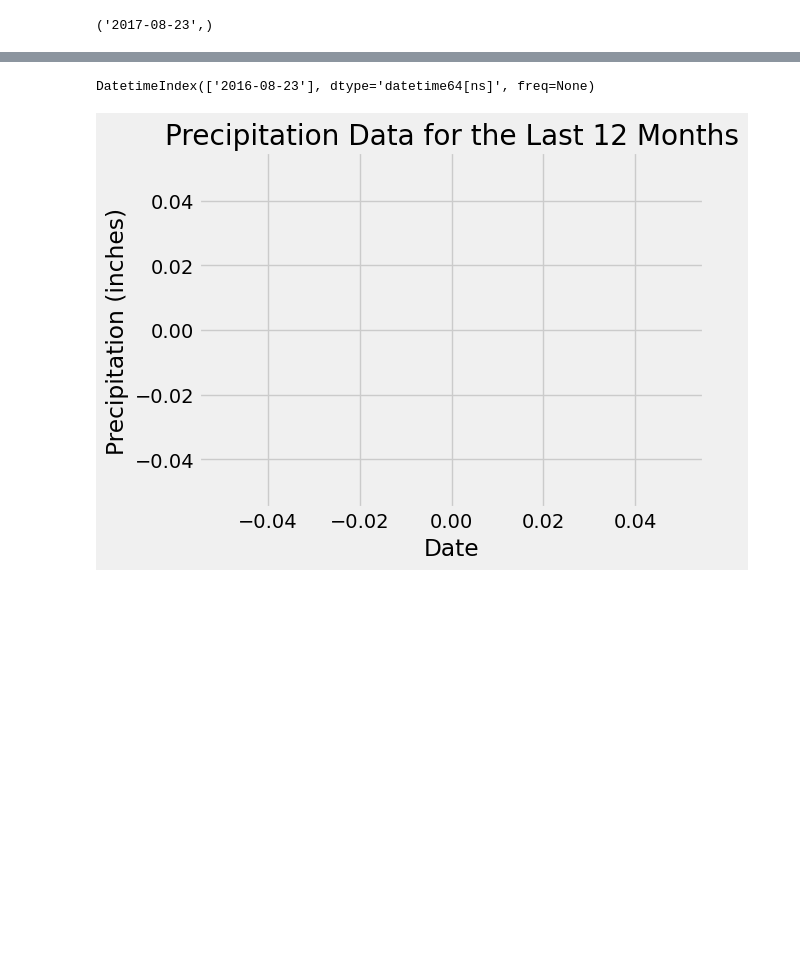
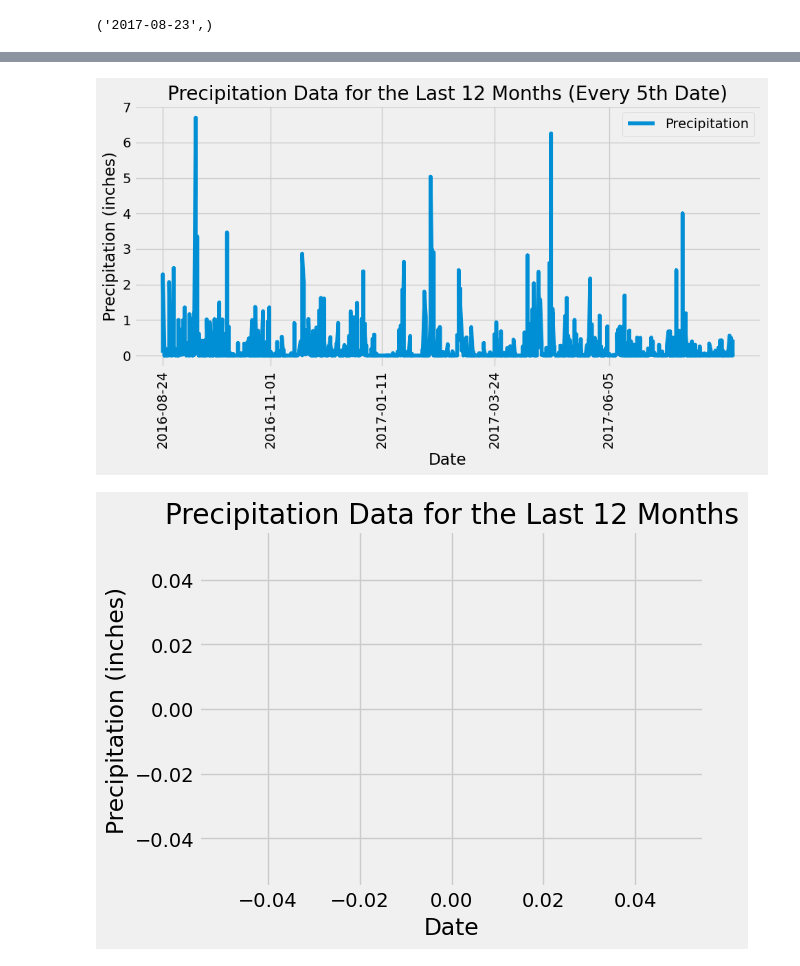
Before and after one commit to JaskiratSingh95/sqlalchemy-challenge, a Jupyter notebook: SurfsUp/climate_starter.ipynb, the cells around one changed output, grey strips where cells are left out. Saved outputs shown, nothing was run; the diff lists cells and outputs as text; code cells hidden in the pictures; blank space fills up the shorter version.

```diff
--- a/SurfsUp/climate_starter.ipynb
+++ b/SurfsUp/climate_starter.ipynb
@@ -86,6 +104,36 @@ print(most_recent_date)
 # %%
-one_year_ago = pd.to_datetime(most_recent_date) - pd.DateOffset(years=1)
-one_year_ago
+# Previous Code
+# one_year_ago = pd.to_datetime(most_recent_date) - pd.DateOffset(years=1)
+# one_year_ago
-# %% [output]
-DatetimeIndex(['2016-08-23'], dtype='datetime64[ns]', freq=None)
+# %%
+# Perform a query to retrieve the data and precipitation scores
+precipitation_data = session.query(Measurement.date, Measurement.prcp).\
+    filter(Measurement.date >= start_date).\
+    filter(Measurement.date <= end_date).all()
+
+# Save the query results as a Pandas DataFrame. Explicitly set the column names
+precipitation_df = pd.DataFrame(precipitation_data, columns=['Date', 'Precipitation'])
+precipitation_df = precipitation_df.dropna()
+
+# Sort the dataframe by date
+precipitation_df = precipitation_df.sort_values('Date')
+precipitation_df.head()
+
+# Use Pandas Plotting with Matplotlib to plot the data
+plt.figure(figsize=(10, 6))
+plt.plot(precipitation_df['Date'], precipitation_df['Precipitation'], label='Precipitation')
+
+#Select every nth date
+n = len(precipitation_df) // 5
+selected_dates = precipitation_df.iloc[::n, 0]
+
+plt.xticks(selected_dates, rotation=90)
+plt.xlabel('Date')
+plt.ylabel('Precipitation (inches)')
+plt.title('Precipitation Data for the Last 12 Months (Every 5th Date)')
+plt.legend()
+plt.tight_layout()
+plt.show()
+# %% [output]
+[figure, added]
 # %%
```
Also changed, not shown: parts of 10 cells of this notebook, 1 other file.
